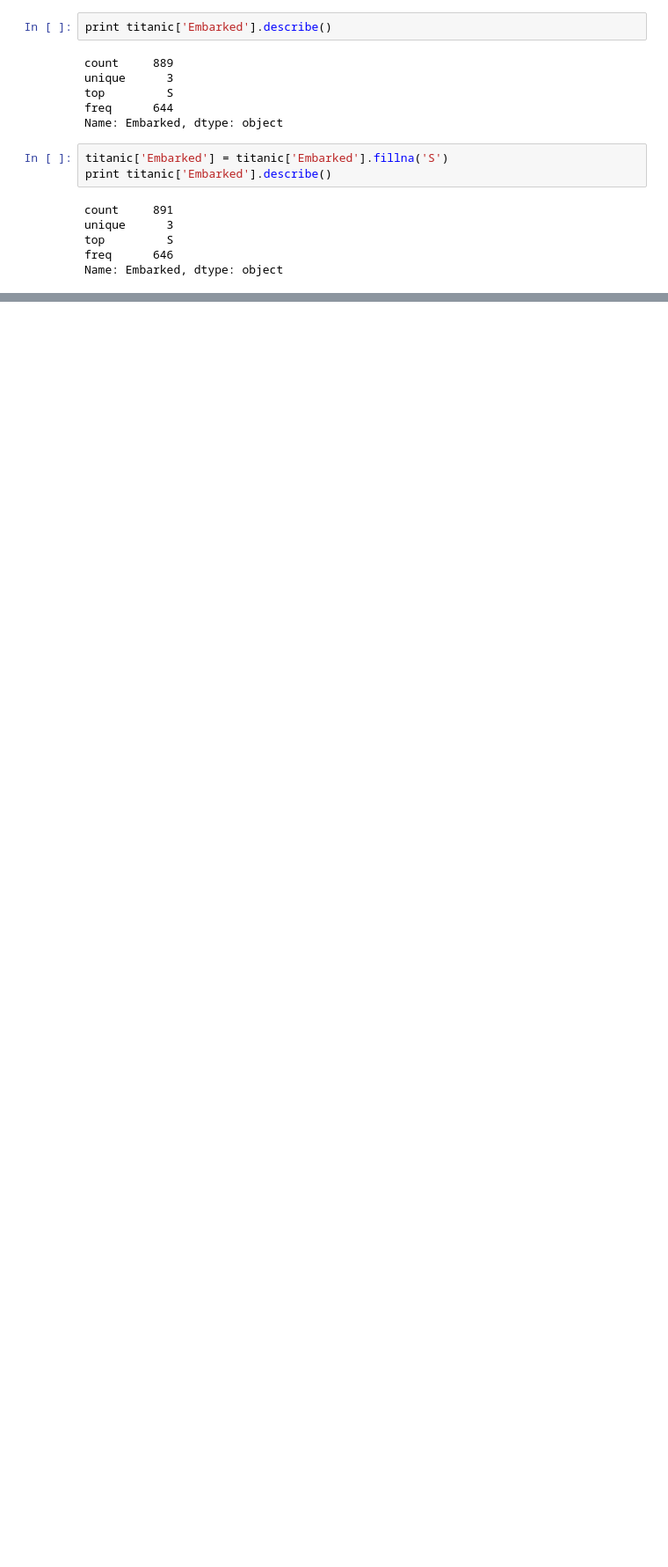
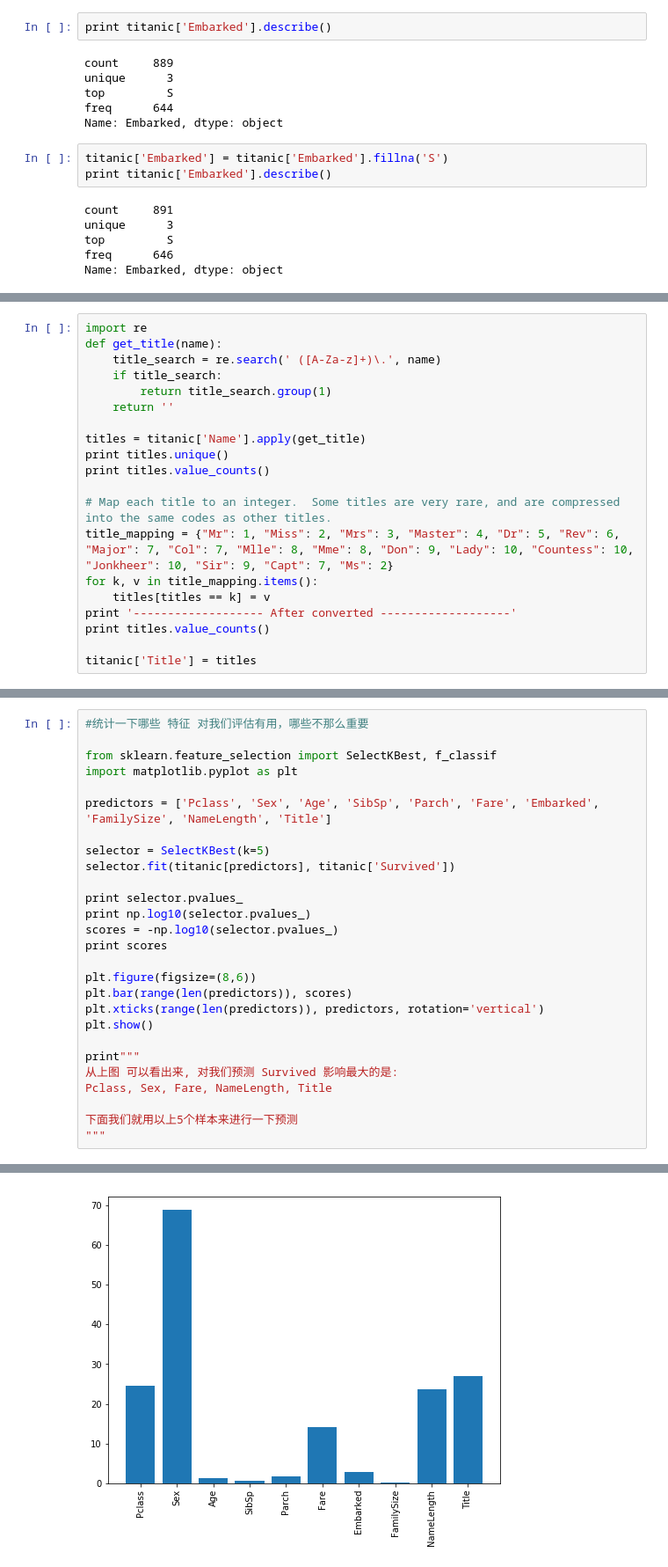
Before and after one commit to yorkLiu/AILab, a Jupyter notebook: taitannike/taitannike.ipynb, the cells around one changed output, grey strips where cells are left out. Shown at 88% size. Cells and saved outputs as stored; diff of their text form; blank space fills up the shorter version.

```diff
--- a/taitannike/taitannike.ipynb
+++ b/taitannike/taitannike.ipynb
@@ -99,0 +239,20 @@ Name: Embarked, dtype: object
+# %%
+import re
+def get_title(name):
+    title_search = re.search(' ([A-Za-z]+)\.', name)
+    if title_search:
+        return title_search.group(1)
+    return ''
+
+titles = titanic['Name'].apply(get_title)
+print titles.unique()
+print titles.value_counts()
+
+# Map each title to an integer.  Some titles are very rare, and are compressed into the same codes as other titles.
+title_mapping = {"Mr": 1, "Miss": 2, "Mrs": 3, "Master": 4, "Dr": 5, "Rev": 6, "Major": 7, "Col": 7, "Mlle": 8, "Mme": 8, "Don": 9, "Lady": 10, "Countess": 10, "Jonkheer": 10, "Sir": 9, "Capt": 7, "Ms": 2}
+for k, v in title_mapping.items():
+    titles[titles == k] = v
+print '------------------- After converted -------------------'
+print titles.value_counts()
+
+titanic['Title'] = titles
@@ -99,0 +277,28 @@ Name: Embarked, dtype: object
+# %%
+#统计一下哪些 特征 对我们评估有用，哪些不那么重要
+
+from sklearn.feature_selection import SelectKBest, f_classif
+import matplotlib.pyplot as plt
+
+predictors = ['Pclass', 'Sex', 'Age', 'SibSp', 'Parch', 'Fare', 'Embarked', 'FamilySize', 'NameLength', 'Title']
+
+selector = SelectKBest(k=5)
+selector.fit(titanic[predictors], titanic['Survived'])
+
+print selector.pvalues_
+print np.log10(selector.pvalues_)
+scores = -np.log10(selector.pvalues_)
+print scores
+
+plt.figure(figsize=(8,6))
+plt.bar(range(len(predictors)), scores)
+plt.xticks(range(len(predictors)), predictors, rotation='vertical')
+plt.show()
+
+print"""
+从上图 可以看出来, 对我们预测 Survived 影响最大的是:
+Pclass, Sex, Fare, NameLength, Title
+
+下面我们就用以上5个样本来进行一下预测
+"""
+# %% [output]
@@ -99,0 +312 @@ Name: Embarked, dtype: object
+[figure, added]
```
Also changed, not shown: parts of 11 cells of this notebook, 2 other files.
